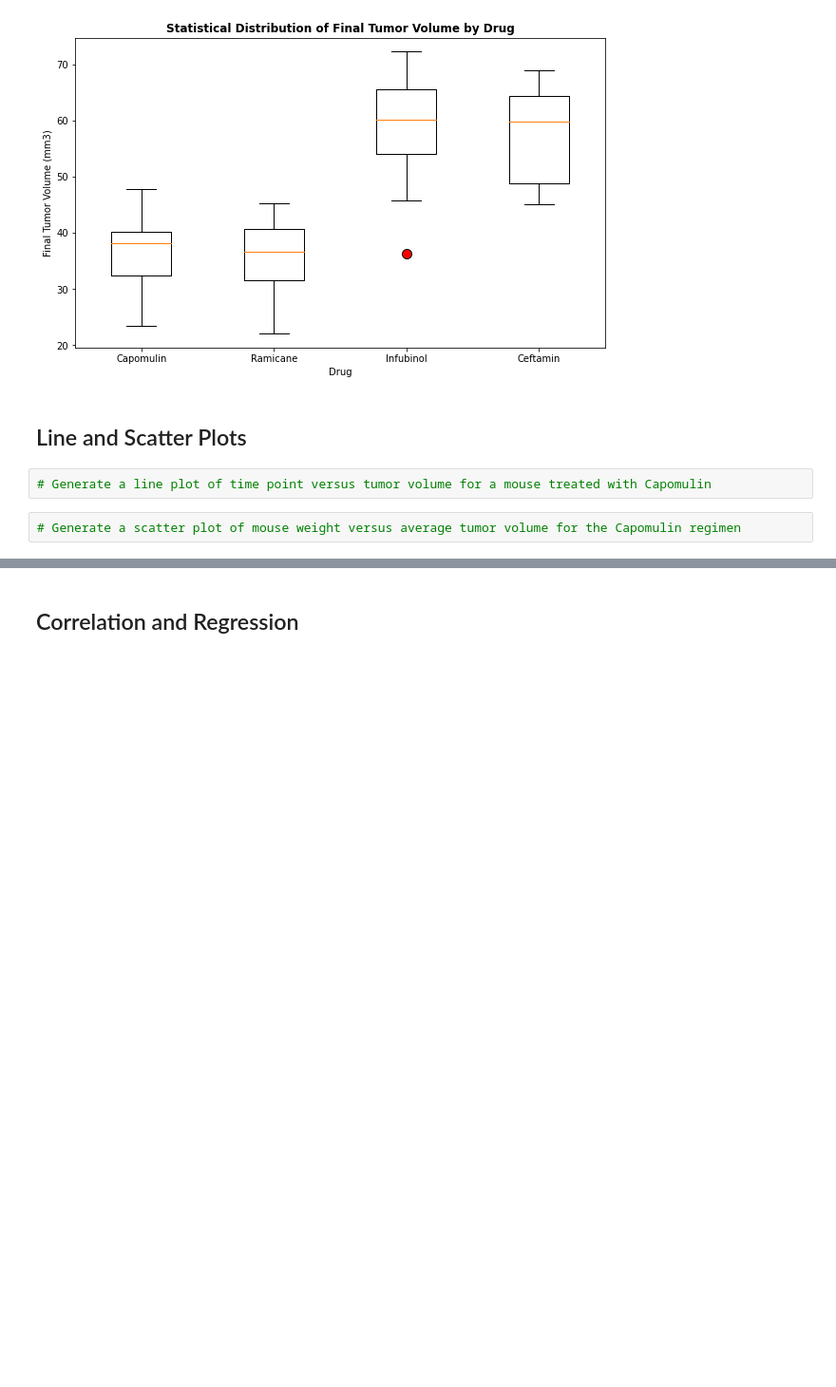
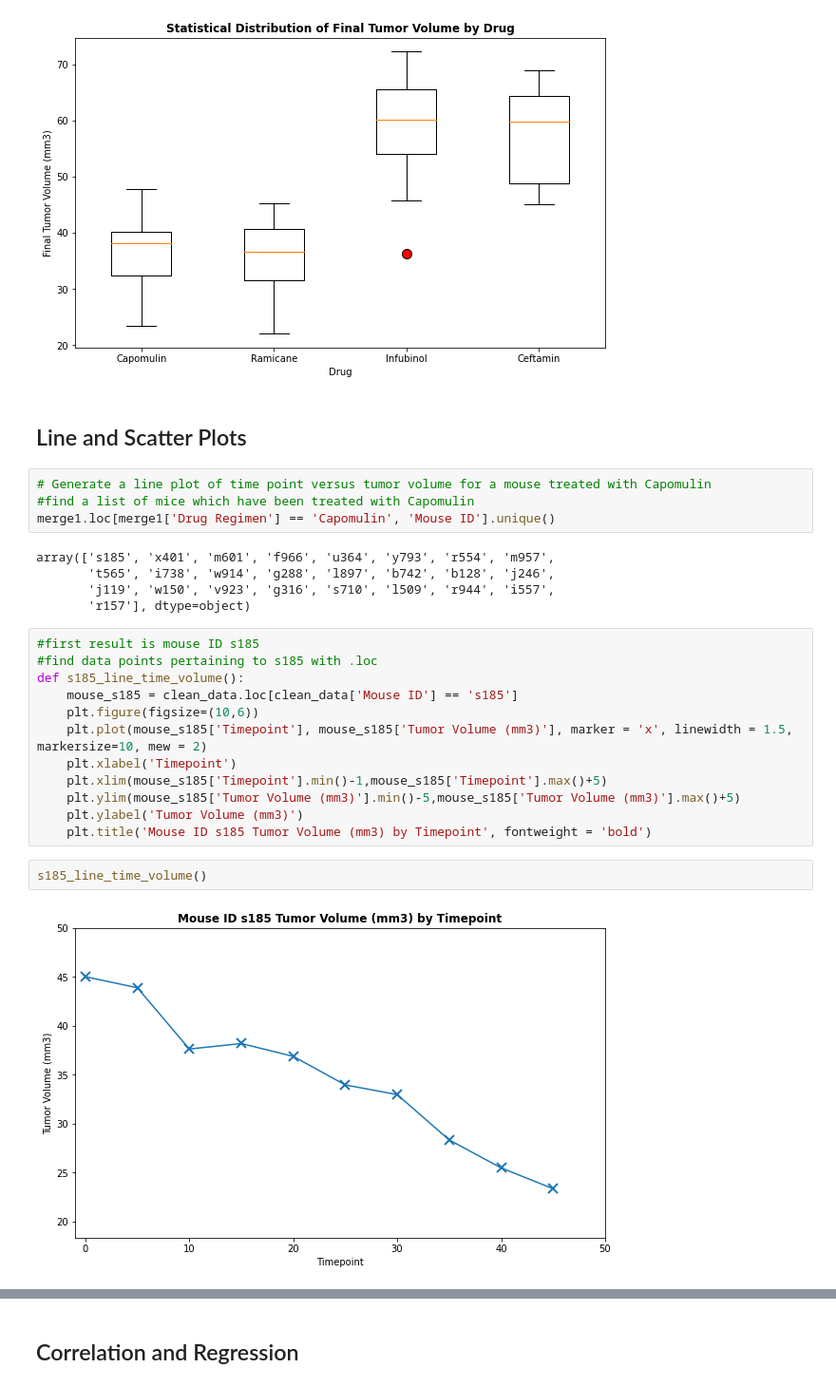
Before and after one commit to EpicTomatoSauce/pymaceuticals, a Jupyter notebook: pymaceuticals_starter.ipynb, the cells around one changed output, grey strips where cells are left out. Shown: that part at 95% size. Drawn from its saved outputs; the diff is of its cells as text; blank space fills up the shorter version.

```diff
--- a/pymaceuticals_starter.ipynb
+++ b/pymaceuticals_starter.ipynb
@@ -304,5 +311,26 @@ box_plot()
 ## Line and Scatter Plots
 # %%
 # Generate a line plot of time point versus tumor volume for a mouse treated with Capomulin
+#find a list of mice which have been treated with Capomulin
+merge1.loc[merge1['Drug Regimen'] == 'Capomulin', 'Mouse ID'].unique()
+# %% [output]
+array(['s185', 'x401', 'm601', 'f966', 'u364', 'y793', 'r554', 'm957',
+       't565', 'i738', 'w914', 'g288', 'l897', 'b742', 'b128', 'j246',
+       'j119', 'w150', 'v923', 'g316', 's710', 'l509', 'r944', 'i557',
+       'r157'], dtype=object)
-# %%
-# Generate a scatter plot of mouse weight versus average tumor volume for the Capomulin regimen
+# %%
+#first result is mouse ID s185
+#find data points pertaining to s185 with .loc
+def s185_line_time_volume():
+    mouse_s185 = clean_data.loc[clean_data['Mouse ID'] == 's185']
+    plt.figure(figsize=(10,6))
+    plt.plot(mouse_s185['Timepoint'], mouse_s185['Tumor Volume (mm3)'], marker = 'x', linewidth = 1.5, markersize=10, mew = 2)
+    plt.xlabel('Timepoint')
+    plt.xlim(mouse_s185['Timepoint'].min()-1,mouse_s185['Timepoint'].max()+5)
+    plt.ylim(mouse_s185['Tumor Volume (mm3)'].min()-5,mouse_s185['Tumor Volume (mm3)'].max()+5)
+    plt.ylabel('Tumor Volume (mm3)')
+    plt.title('Mouse ID s185 Tumor Volume (mm3) by Timepoint', fontweight = 'bold')
+# %%
+s185_line_time_volume()
+# %% [output]
+[figure, added]
```
Also changed, not shown: parts of 8 cells of this notebook.
